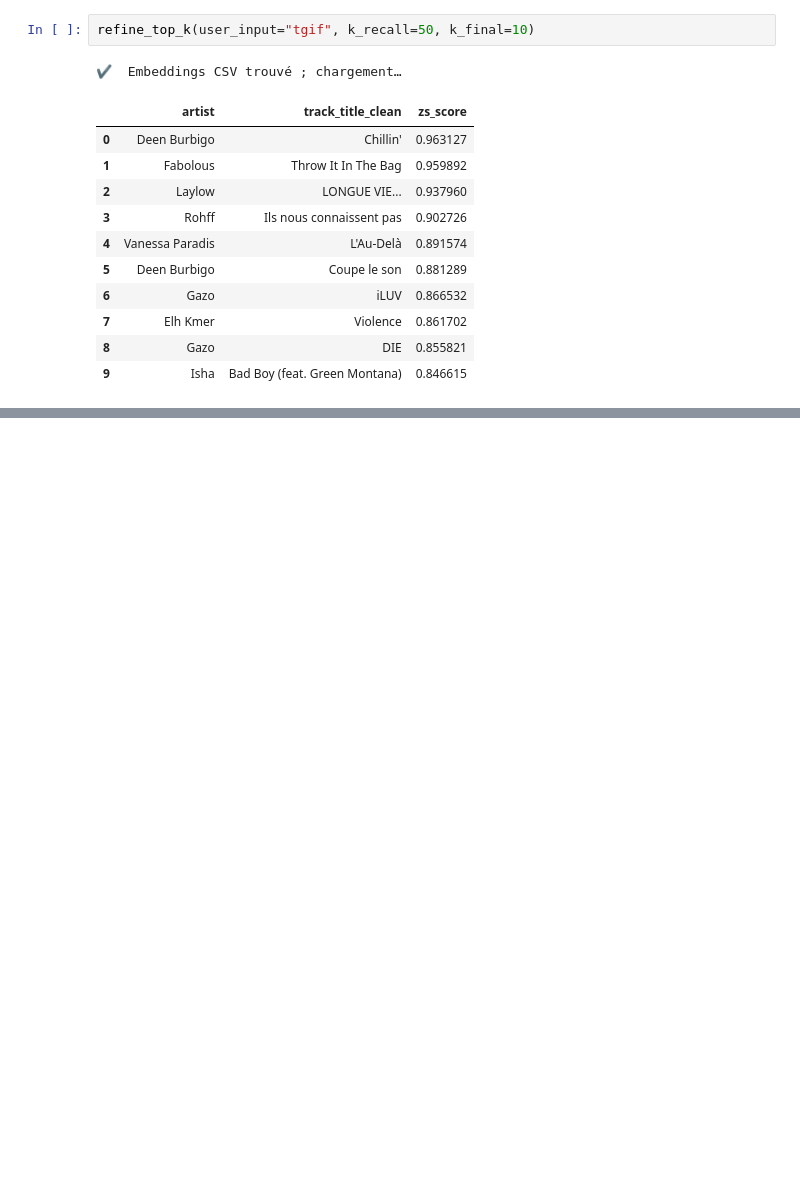
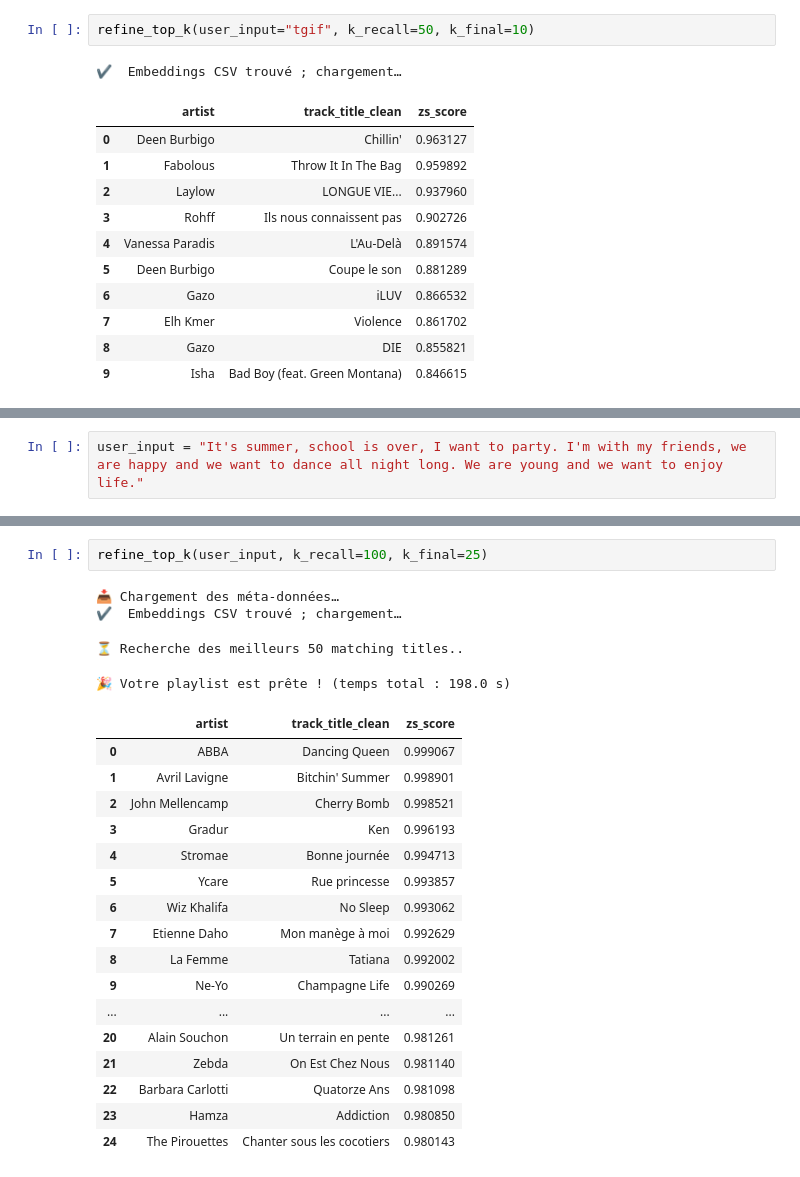
Before and after one commit to vicctoirec/wagon-bootcamp-project, a Jupyter notebook: notebooks/notebook_Laureen.ipynb, the cells around one changed output, grey strips where cells are left out. Drawn from its saved outputs; the diff is of its cells as text; blank space fills up the shorter version.

```diff
--- a/notebooks/notebook_Laureen.ipynb
+++ b/notebooks/notebook_Laureen.ipynb
@@ -493,0 +605,2 @@ refine_top_k(user_input="tgif", k_recall=50, k_final=10)
+# %%
+user_input = "It's summer, school is over, I want to party. I'm with my friends, we are happy and we want to dance all night long. We are young and we want to enjoy life."
@@ -493,0 +624,24 @@ refine_top_k(user_input="tgif", k_recall=50, k_final=10)
+# %%
+refine_top_k(user_input, k_recall=100, k_final=25)
+# %% [output]
+📥 Chargement des méta-données…
+✔️  Embeddings CSV trouvé ; chargement…
+⏳ Recherche des meilleurs 50 matching titles..
+🎉 Votre playlist est prête ! (temps total : 198.0 s)
+|  | artist | track_title_clean | zs_score |
+| 0 | ABBA | Dancing Queen | 0.999067 |
+| 1 | Avril Lavigne | Bitchin' Summer | 0.998901 |
+| 2 | John Mellencamp | Cherry Bomb | 0.998521 |
+| 3 | Gradur | Ken | 0.996193 |
+| 4 | Stromae | Bonne journée | 0.994713 |
+| 5 | Ycare | Rue princesse | 0.993857 |
+| 6 | Wiz Khalifa | No Sleep | 0.993062 |
+| 7 | Etienne Daho | Mon manège à moi | 0.992629 |
+| 8 | La Femme | Tatiana | 0.992002 |
+| 9 | Ne-Yo | Champagne Life | 0.990269 |
+| ... | ... | ... | ... |
+| 20 | Alain Souchon | Un terrain en pente | 0.981261 |
+| 21 | Zebda | On Est Chez Nous | 0.981140 |
+| 22 | Barbara Carlotti | Quatorze Ans | 0.981098 |
+| 23 | Hamza | Addiction | 0.980850 |
+| 24 | The Pirouettes | Chanter sous les cocotiers | 0.980143 |
```
Also changed, not shown: parts of 14 cells of this notebook.
